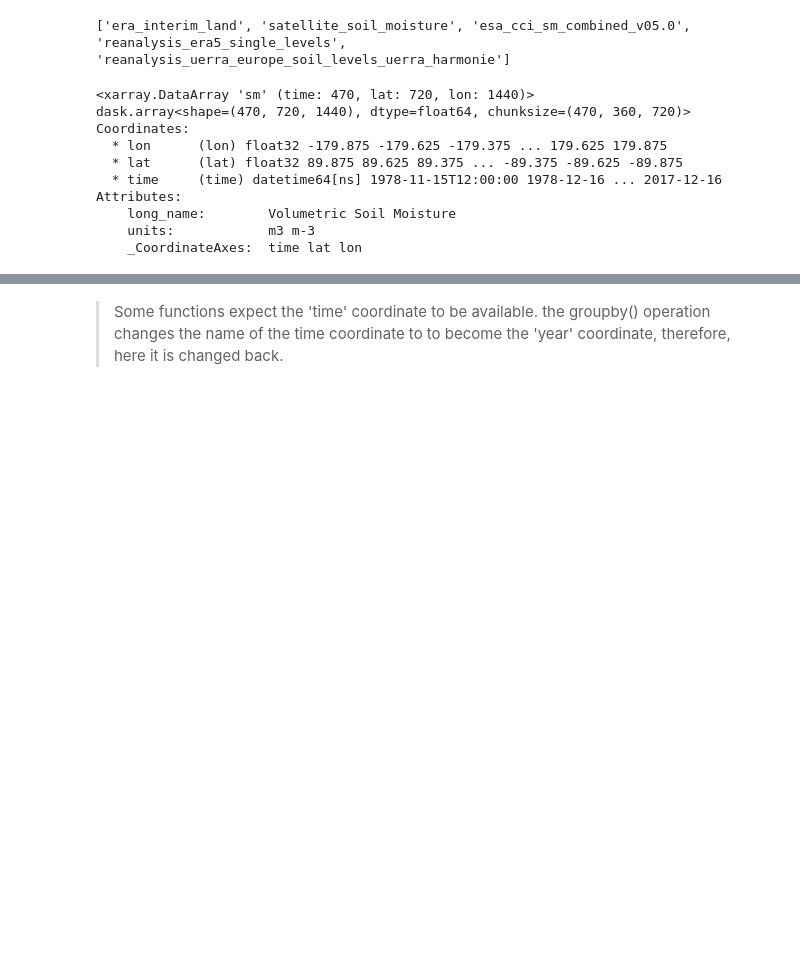
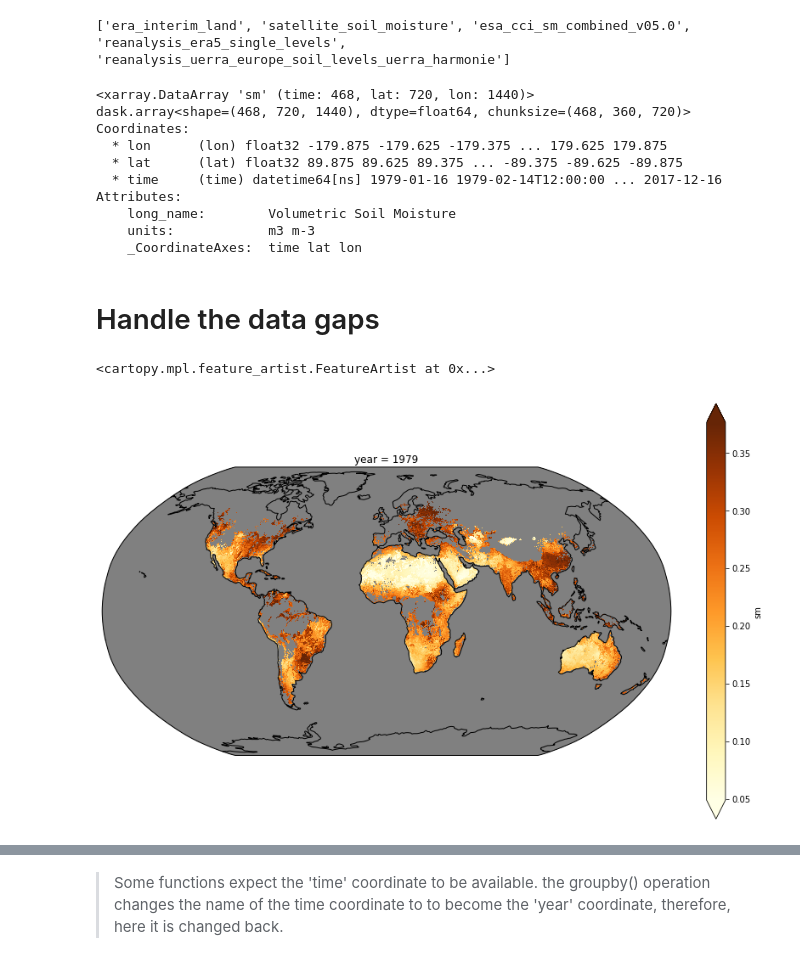
Before and after one commit to bascrezee/trend_framework, a Jupyter notebook: notebooks/example_trends_3d_cds-satellite-soil-moisture.ipynb, the cells around one changed output, grey strips where cells are left out. Drawn from its saved outputs; the diff is of its cells as text; code cells hidden in the pictures; blank space fills up the shorter version.

Commit message:
grey shading of nan; handling of nans; improved notebook

```diff
--- a/notebooks/example_trends_3d_cds-satellite-soil-moisture.ipynb
+++ b/notebooks/example_trends_3d_cds-satellite-soil-moisture.ipynb
@@ -22,18 +25,20 @@ mydat = mydat.to_dask()
 # Reduce data size a little by taking every tenth grid cell in lat and in lon direction
 mydat = mydat.sm[:,:,:]
 
+mydat = mydat.sel({'time' : slice('1979','2018')}) # Select from 1979
+
 # Since the operations are performed over the time axis, it is important to have only one chunk along the time axis. Other chunk-sizes should be choosen depending on number of cores available
 mydat = mydat.chunk({'time': -1, 'lat' : 360, 'lon' : 720})
 
 # Print the object to check chunksizes
 print(mydat)
 # %% [output]
-<xarray.DataArray 'sm' (time: 470, lat: 720, lon: 1440)>
-dask.array<shape=(470, 720, 1440), dtype=float64, chunksize=(470, 360, 720)>
+<xarray.DataArray 'sm' (time: 468, lat: 720, lon: 1440)>
+dask.array<shape=(468, 720, 1440), dtype=float64, chunksize=(468, 360, 720)>
 Coordinates:
   * lon      (lon) float32 -179.875 -179.625 -179.375 ... 179.625 179.875
   * lat      (lat) float32 89.875 89.625 89.375 ... -89.375 -89.625 -89.875
-  * time     (time) datetime64[ns] 1978-11-15T12:00:00 1978-12-16 ... 2017-12-16
+  * time     (time) datetime64[ns] 1979-01-16 1979-02-14T12:00:00 ... 2017-12-16
 Attributes:
     long_name:        Volumetric Soil Moisture
     units:            m3 m-3
@@ -41,5 +46,30 @@ Attributes:
 # %%
 # Compute
 mydat = mydat.compute(scheduler='processes')
+# %%
+# Some plotting parameters
+# Note that these colormaps are colorblind friendly: https://github.com/matplotlib/matplotlib/issues/7081/
+cmap_values = matplotlib.cm.get_cmap('YlOrBr')
+cmap_diverging = matplotlib.cm.get_cmap('RdYlBu')
+
+cmap_diverging.set_bad(color='grey')
+cmap_values.set_bad(color='grey')
+# %% [markdown]
+# Handle the data gaps
+# %%
+# Get valid fraction for each year
+validfraction_peryear = mydat.groupby('time.year').reduce(validfrac_along_axis,'time').compute()
 # %%
-mydat = mydat.groupby('time.year').mean('time').compute()
+# Calculate yearly means
+yearmean = mydat.groupby('time.year').mean('time').compute()
+# %%
+# Now mask on a per-grid-point basis the years where valid fraction <= 0.8
+yearmean = yearmean.where(validfraction_peryear > 0.8)
+# %%
+fig = plt.figure(figsize=(15, 9))
+ax = fig.add_subplot(111, projection=ccrs.Robinson())
+yearmean[0].plot(ax=ax, transform=ccrs.PlateCarree(),robust=True, cmap=cmap_values)
+ax.coastlines()
+# %% [output]
+<cartopy.mpl.feature_artist.FeatureArtist at 0x...>
+[figure, added]
```
Also changed, not shown: parts of 24 cells of this notebook, 1 other file.
